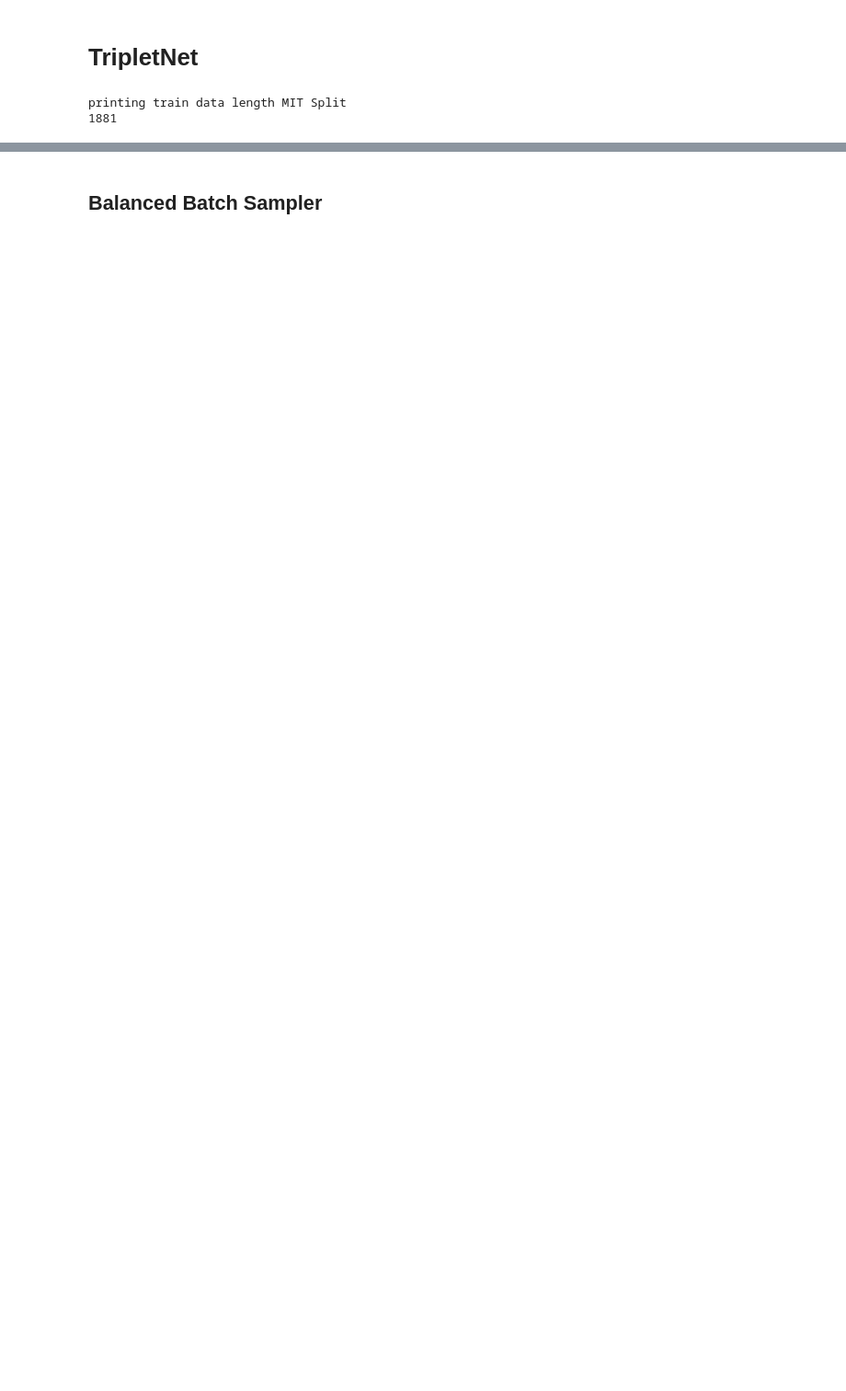
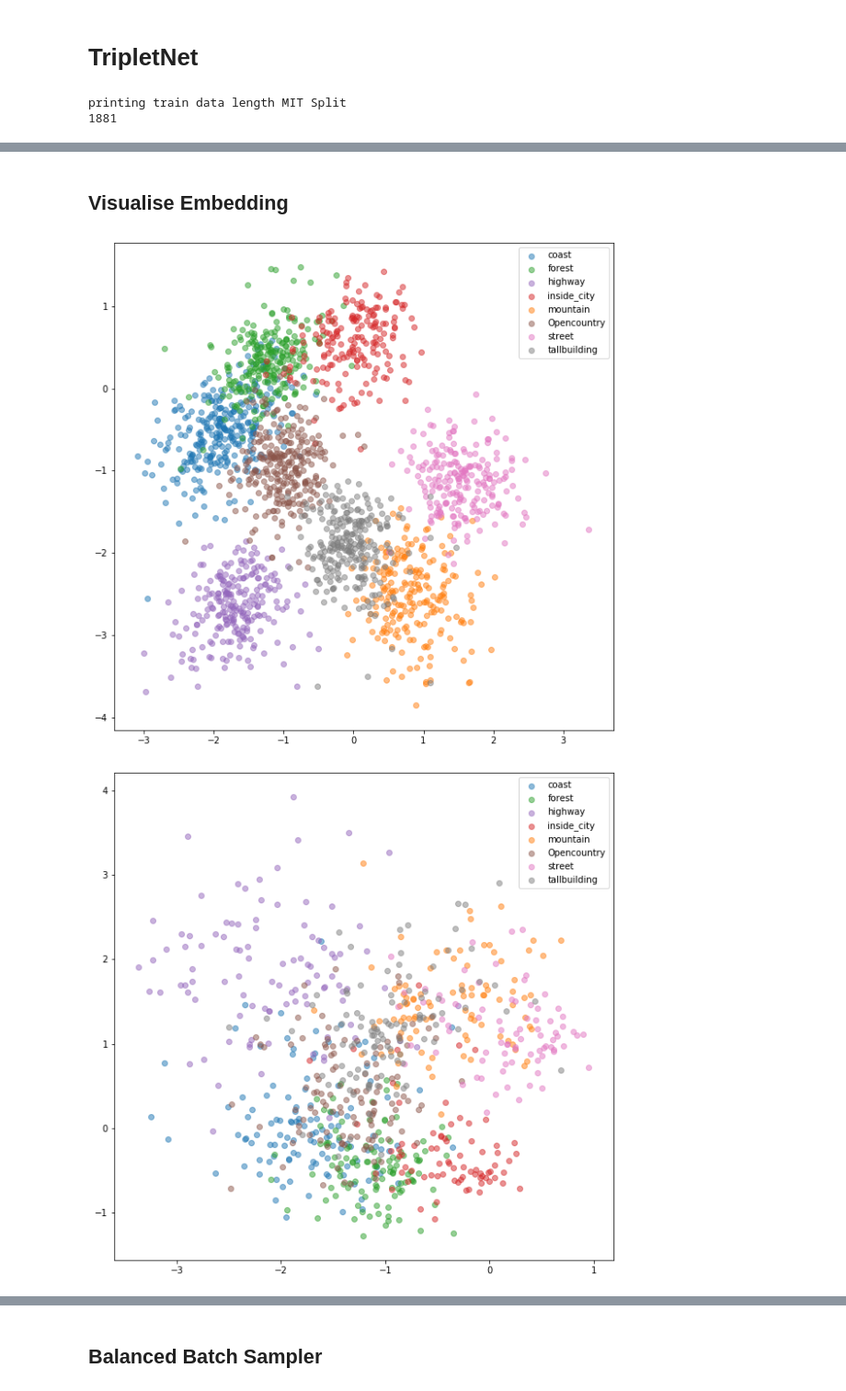
Before and after one commit to bersecke/MCV-2022-M5-Project, a Jupyter notebook: Week4/taskb.ipynb, the cells around one changed output, grey strips where cells are left out. Shown at 92% size. Drawn from its saved outputs; the diff is of its cells as text; code cells hidden in the pictures; blank space fills up the shorter version.

Commit message:
working tripletnet

```diff
--- a/Week4/taskb.ipynb
+++ b/Week4/taskb.ipynb
@@ -364,13 +296,13 @@ class MITSplitDataset_Triplet(Dataset):
     def __len__(self):
         return len(self.mnist_dataset)
 # %%
-from datasets import TripletDataset
+from datasets import TripletMNIST
 
-train_data = MITSplitDataset(TRAIN_DATA_PATH, TEST_DATA_PATH, transform=TRANSFORM_IMG, train= True)
-test_data = MITSplitDataset(TRAIN_DATA_PATH, TEST_DATA_PATH, transform=TRANSFORM_IMG_TEST, train= False)
+train_data = MITSplitDataset_v2(TRAIN_DATA_PATH, TEST_DATA_PATH, transform=TRANSFORM_IMG, train= True)
+test_data = MITSplitDataset_v2(TRAIN_DATA_PATH, TEST_DATA_PATH, transform=TRANSFORM_IMG_TEST, train= False)
 
-triplet_train_dataset = MITSplitDataset_Triplet(train_data) # Returns triplet of images and target same/different
-triplet_test_dataset = MITSplitDataset_Triplet(test_data)
+triplet_train_dataset = TripletMNIST(train_data) # Returns triplet of images and target same/different
+triplet_test_dataset = TripletMNIST(test_data)
 
 batch_size = 64
 kwargs = {'num_workers': 1, 'pin_memory': True} if cuda else {}
@@ -379,21 +311,17 @@ triplet_test_loader = torch.utils.data.DataLoader(triplet_test_dataset, batch_si
 
 # Set up the network and training parameters
 from networks import EmbeddingNet, TripletNet
-from losses import ContrastiveLoss
+from losses import TripletLoss
 
-# Step 2
+margin = 1.
 embedding_net = EmbeddingNet()
-# Step 3
-model = SiameseNet(embedding_net)
+model = TripletNet(embedding_net)
 if cuda:
     model.cuda()
-
-# Step 4
-margin = 1.
-loss_fn = ContrastiveLoss(margin)
+loss_fn = TripletLoss(margin)
 lr = 1e-3
 optimizer = optim.Adam(model.parameters(), lr=lr)
-scheduler = lr_scheduler.StepLR(optimizer, 8, gamma=0.9, last_epoch=-1)
+scheduler = lr_scheduler.StepLR(optimizer, 8, gamma=0.96, last_epoch=-1)
 n_epochs = 20
 log_interval = 500
 # %% [output]
@@ -410,0 +339,2 @@ Shape of y: torch.Size([128]) torch.int64
+# %%
+fit(triplet_train_loader, triplet_test_loader, model, loss_fn, optimizer, scheduler, n_epochs, cuda, log_interval)
@@ -410,0 +359,11 @@ Shape of y: torch.Size([128]) torch.int64
+# %% [markdown]
+## Visualise Embedding
+# %%
+from embeddings_utils import *
+train_embeddings_cl, train_labels_cl = extract_embeddings(train_loader, model, 2)
+plot_embeddings(train_embeddings_cl, train_labels_cl, mit_classes, colors)
+test_embeddings_cl, test_labels_cl = extract_embeddings(test_loader, model, 2)
+plot_embeddings(val_embeddings_cl, val_labels_cl, mit_classes, colors)
+# %% [output]
+[figure, added]
+[figure, added]
```
Also changed, not shown: parts of 30 cells of this notebook, 5 other files.
